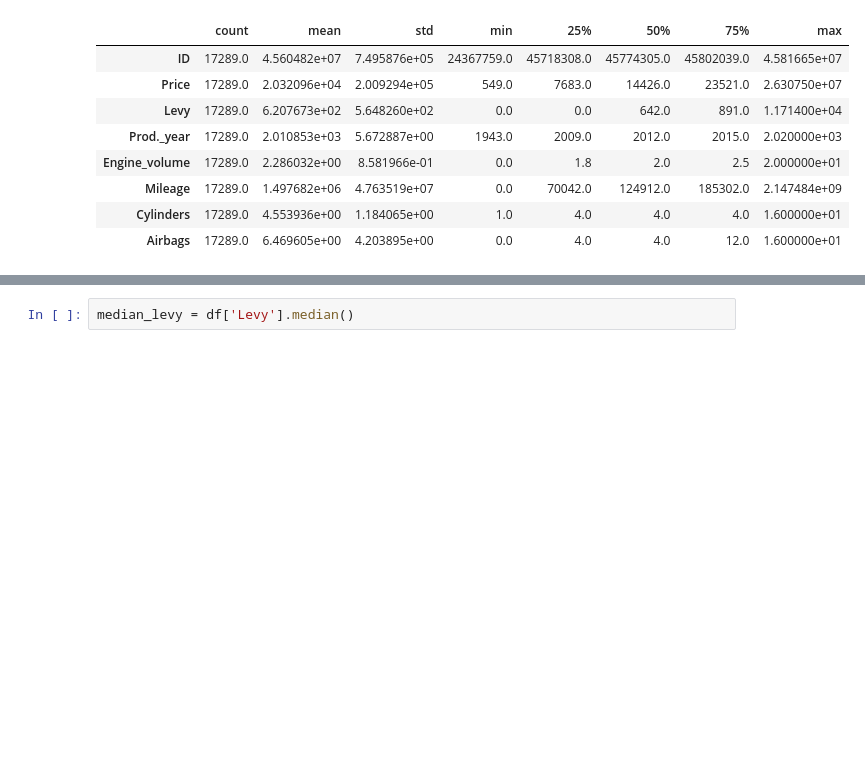
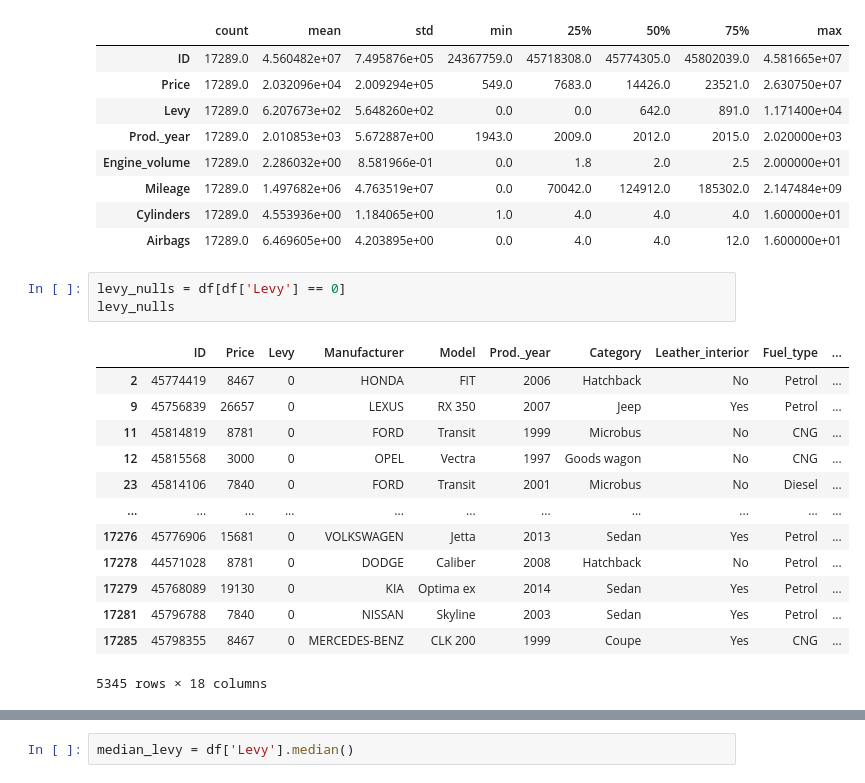
Before and after one commit to gvit84/My_Project_Car_Price_Prediction, a Jupyter notebook: Car_Price_Prediction.ipynb, the cells around one changed output, grey strips where cells are left out. Cells and saved outputs as stored; diff of their text form; blank space fills up the shorter version.

```diff
--- a/Car_Price_Prediction.ipynb
+++ b/Car_Price_Prediction.ipynb
@@ -367,6 +377,23 @@ df.describe().T
 | Mileage | 17289.0 | 1.497682e+06 | 4.763519e+07 | 0.0 | 70042.0 | 124912.0 | 185302.0 | 2.147484e+09 |
 | Cylinders | 17289.0 | 4.553936e+00 | 1.184065e+00 | 1.0 | 4.0 | 4.0 | 4.0 | 1.600000e+01 |
 | Airbags | 17289.0 | 6.469605e+00 | 4.203895e+00 | 0.0 | 4.0 | 4.0 | 12.0 | 1.600000e+01 |
+# %%
+levy_nulls = df[df['Levy'] == 0]
+levy_nulls
+# %% [output]
+|  | ID | Price | Levy | Manufacturer | Model | Prod._year | Category | Leather_interior | Fuel_type | ... |
+| 2 | 45774419 | 8467 | 0 | HONDA | FIT | 2006 | Hatchback | No | Petrol | ... |
+| 9 | 45756839 | 26657 | 0 | LEXUS | RX 350 | 2007 | Jeep | Yes | Petrol | ... |
+| 11 | 45814819 | 8781 | 0 | FORD | Transit | 1999 | Microbus | No | CNG | ... |
+| 12 | 45815568 | 3000 | 0 | OPEL | Vectra | 1997 | Goods wagon | No | CNG | ... |
+| 23 | 45814106 | 7840 | 0 | FORD | Transit | 2001 | Microbus | No | Diesel | ... |
+| ... | ... | ... | ... | ... | ... | ... | ... | ... | ... | ... |
+| 17276 | 45776906 | 15681 | 0 | VOLKSWAGEN | Jetta | 2013 | Sedan | Yes | Petrol | ... |
+| 17278 | 44571028 | 8781 | 0 | DODGE | Caliber | 2008 | Hatchback | No | Petrol | ... |
+| 17279 | 45768089 | 19130 | 0 | KIA | Optima ex | 2014 | Sedan | Yes | Petrol | ... |
+| 17281 | 45796788 | 7840 | 0 | NISSAN | Skyline | 2003 | Sedan | Yes | Petrol | ... |
+| 17285 | 45798355 | 8467 | 0 | MERCEDES-BENZ | CLK 200 | 1999 | Coupe | Yes | CNG | ... |
+5345 rows × 18 columns
 # %%
 sns.kdeplot(df['Levy'])
 # %% [output]
```
Also changed, not shown: parts of 16 cells of this notebook, 3 other files.
